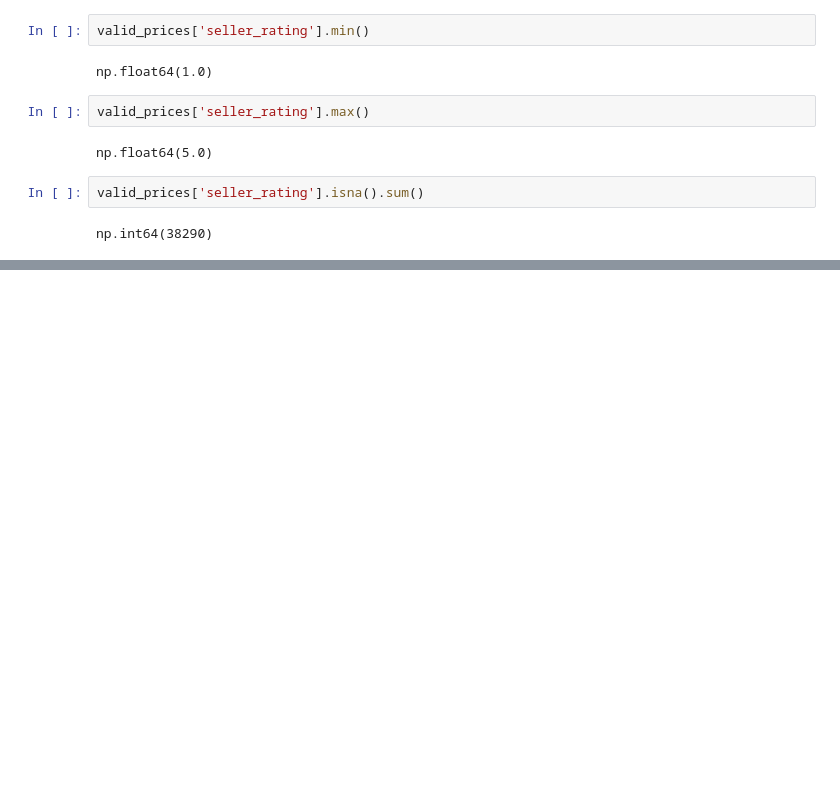
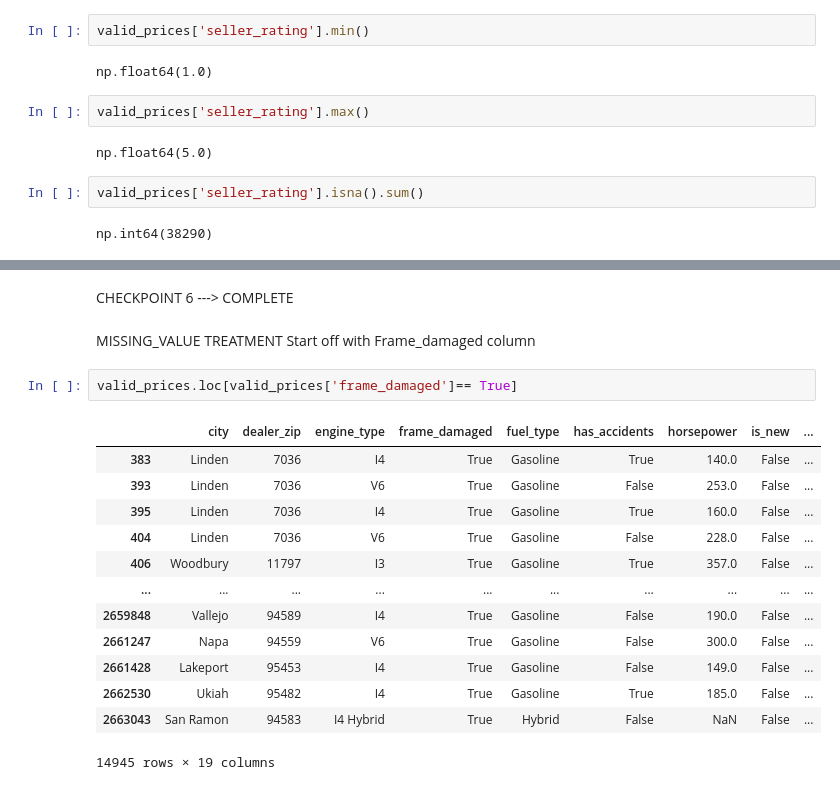
Before and after one commit to CaseyKiiza2026/vehicle-valuation-platform, a Jupyter notebook: notebooks/feature_engineering.ipynb, the cells around one changed output, grey strips where cells are left out. Cells and saved outputs as stored; diff of their text form; blank space fills up the shorter version.

```diff
--- a/notebooks/feature_engineering.ipynb
+++ b/notebooks/feature_engineering.ipynb
@@ -949,3 +949,24 @@ valid_prices.loc[valid_prices['seller_rating'].isna()].head(30)
 | 17966 | Auburn Hills | 48326 | NaN | NaN | NaN | NaN | NaN | True | ... |
 | 17987 | Auburn Hills | 48326 | I4 | NaN | Gasoline | NaN | 147.0 | True | ... |
 | 18005 | Auburn Hills | 48326 | NaN | NaN | NaN | NaN | NaN | True | ... |
+# %% [markdown]
+CHECKPOINT 6 ---> COMPLETE
+# %% [markdown]
+MISSING_VALUE TREATMENT
+Start off with Frame_damaged column
+# %%
+valid_prices.loc[valid_prices['frame_damaged']== True]
+# %% [output]
+|  | city | dealer_zip | engine_type | frame_damaged | fuel_type | has_accidents | horsepower | is_new | ... |
+| 383 | Linden | 7036 | I4 | True | Gasoline | True | 140.0 | False | ... |
+| 393 | Linden | 7036 | V6 | True | Gasoline | False | 253.0 | False | ... |
+| 395 | Linden | 7036 | I4 | True | Gasoline | True | 160.0 | False | ... |
+| 404 | Linden | 7036 | V6 | True | Gasoline | False | 228.0 | False | ... |
+| 406 | Woodbury | 11797 | I3 | True | Gasoline | True | 357.0 | False | ... |
+| ... | ... | ... | ... | ... | ... | ... | ... | ... | ... |
+| 2659848 | Vallejo | 94589 | I4 | True | Gasoline | False | 190.0 | False | ... |
+| 2661247 | Napa | 94559 | V6 | True | Gasoline | False | 300.0 | False | ... |
+| 2661428 | Lakeport | 95453 | I4 | True | Gasoline | False | 149.0 | False | ... |
+| 2662530 | Ukiah | 95482 | I4 | True | Gasoline | True | 185.0 | False | ... |
+| 2663043 | San Ramon | 94583 | I4 Hybrid | True | Hybrid | False | NaN | False | ... |
+14945 rows × 19 columns
```
Also changed, not shown: parts of 88 cells of this notebook.
